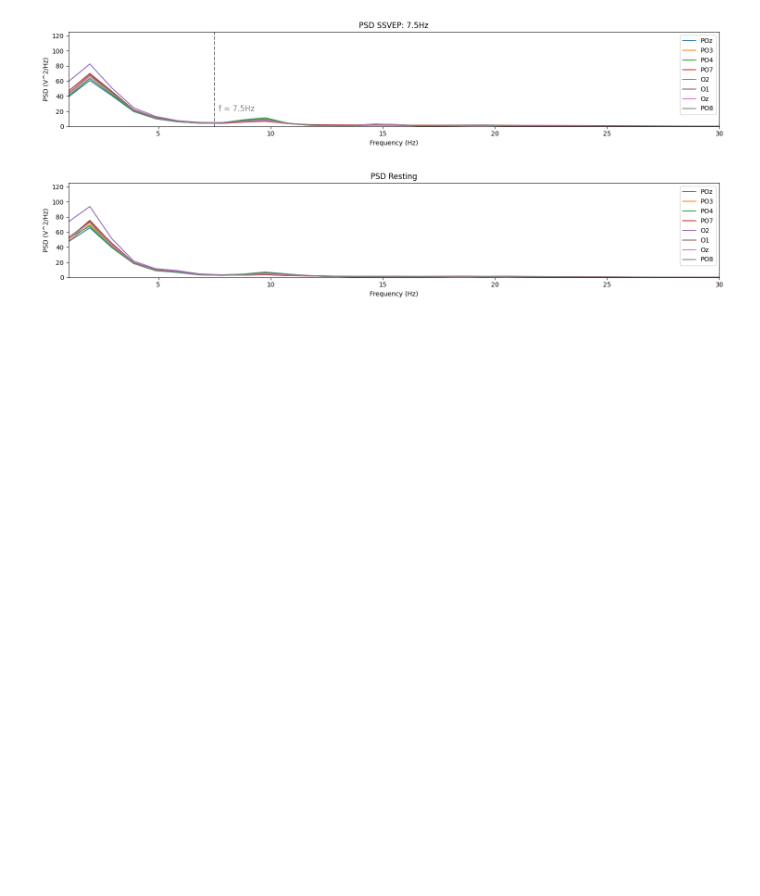
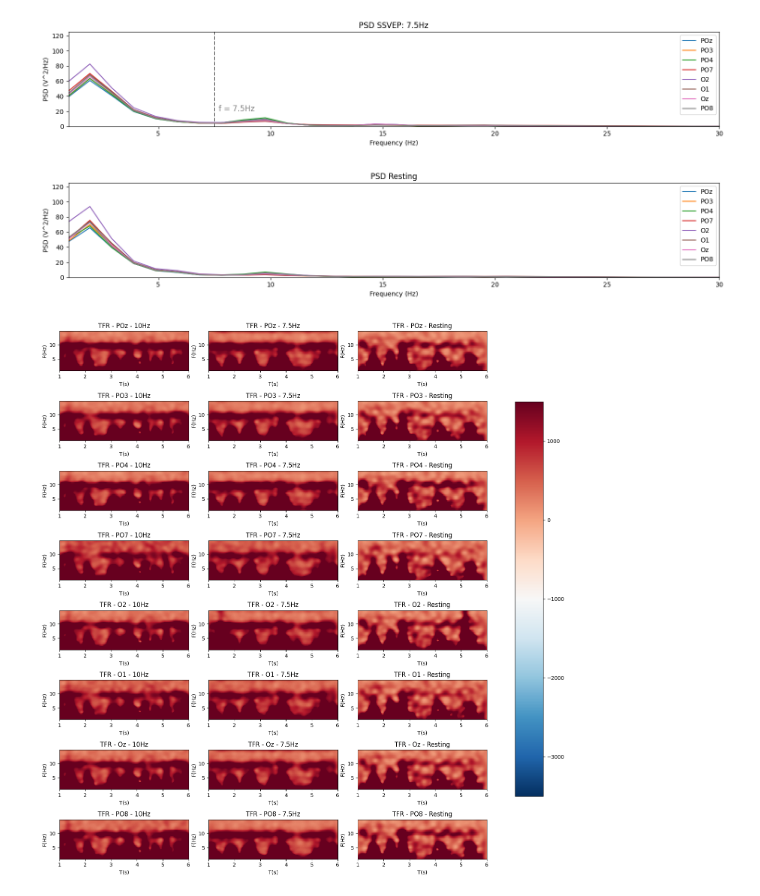
Before and after one commit to alken01/BCI, a Jupyter notebook: analysis.ipynb, the cells around one changed output. Cells and saved outputs as stored; diff of their text form; code cells hidden in the pictures; blank space fills up the shorter version.

```diff
--- a/analysis.ipynb
+++ b/analysis.ipynb
@@ -147 +181,17 @@ start_filt_sig_eeg_7_5 = cut_signal(filt_sig_eeg_7_5,0,110)
+# %%
+x, y = mne.viz.centers_to_edges(times, freqs)
+
+fig, ax = plt.subplots(n_chan, len(class_names), figsize=(15, 15))
+for j in range(len(class_names)):
+    for i in range(n_chan):
+        mesh = ax[i, j].pcolormesh(x, y, power[j, i], cmap='RdBu_r', vmin=-3500, vmax=1500)
+        ax[i, j].set_title('TFR - ' + chan_name[i] + ' - ' + class_names[j])
+        ax[i, j].set(ylim=freqs[[0, -1]], xlabel='T(s)', ylabel='F(Hz)')
+plt.tight_layout()
+fig.subplots_adjust(right=0.8)
+cbar_ax = fig.add_axes([0.85, 0.15, 0.05, 0.7])
+fig.colorbar(mesh, cax=cbar_ax)
+plt.show()
+# %% [output]
+[figure, added]
 # %%
```
Also changed, not shown: parts of 5 cells of this notebook, 1 other file.
